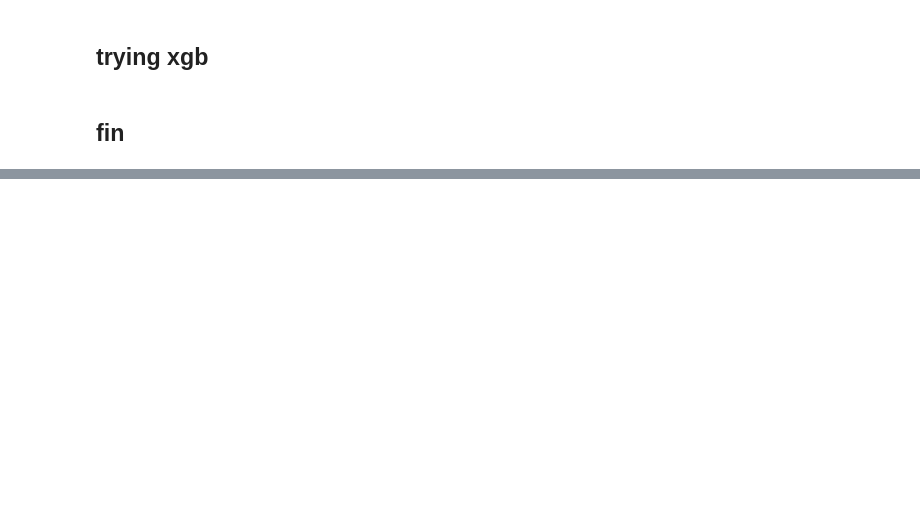
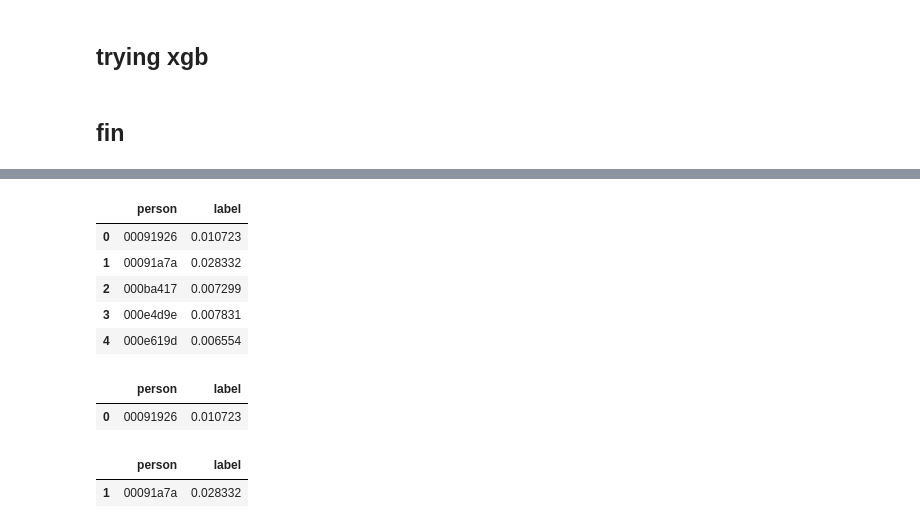
Before and after one commit to rozanecm/7506_ml, a Jupyter notebook: cambiosDeTati.ipynb, the cells around one changed output, grey strips where cells are left out. Cells and saved outputs as stored; diff of their text form; code cells hidden in the pictures; blank space fills up the shorter version.

```diff
--- a/cambiosDeTati.ipynb
+++ b/cambiosDeTati.ipynb
@@ -403,0 +430,5 @@ col_sup_pipe.fit_transform(train_df)
+# %%
+staticpage_sup_pipe = Pipeline([
+    ('selector', ColumnSelector(['staticpage_support'])),
+    ('na_filler', NaFiller(0.0))
+])
@@ -404,3 +437,8 @@ col_sup_pipe.fit_transform(train_df)
+# %%
+search_engine_sup_pipe = Pipeline([
+    ('selector', ColumnSelector(['search_engine_support'])),
+    ('na_filler', NaFiller(0.0))
+])
 # %% [markdown]
 ## skus
 # %%
@@ -1239,19 +1279,22 @@ from sklearn.pipeline import FeatureUnion
 feats = FeatureUnion([
     #('browser', browser_pipe),
     #('os', os_ver_pipe),
-    ('device_type', device_type_pipe),
-    ('country', country_pipe),
-    ('region', region_pipe),
+    #('device_type', device_type_pipe),
+    #('country', country_pipe),
+    #('region', region_pipe),
     #('city', city_pipe),
-    ('new_vs_ret', new_vs_returning_pipe),
+    #('new_vs_ret', new_vs_returning_pipe),
     #('channel', channel_pipe),
-    ('search_eng', search_engine_pipe),
+    ('channel', channel_sup_pipe),
+    #('search_eng', search_engine_pipe),
+    ('search_eng', search_engine_sup_pipe),
     #('campaign', campaign_source_pipe),
     #('staticpage', staticpage_pipe),
+    ('staticpage', staticpage_sup_pipe),
     #('searchterm', search_term_pipe),
-    #('skus', skus_pipe),
+    ('skus', skus_pipe),
     #('color', color_pipe),
-    ('condition', condition_pipe),
+    ('condition', condition_sup_pipe),
     #('model', model_pipe),
     ('sku', sku_pipe),
     #('url', url_pipe),
@@ -1275,7 +1318,7 @@ feats = FeatureUnion([
     #('urlvender_pipe', urlvender_pipe),
     ('storage_sup_pipe', storage_sup_pipe),
     ('col_sup_pipe', col_sup_pipe),
-    ('skus_pipe', skus_pipe),
+    #('skus_pipe', skus_pipe),
     #('screenreswidth_pipe', screenreswidth_pipe),
     #('screenresheight_pipe', screenresheight_pipe),
     ('year_pipe', year_pipe),
@@ -1366,4 +1411,23 @@ to_publish['person'] = to_predict.person
 # %%
 to_publish['label'] = preds_posta
 # %%
-to_publish.groupby('person', as_index=False).mean().to_csv('22_11.csv', index=False)
+to_publish = to_publish.groupby('person', as_index=False).mean()
+# %%
+to_publish.head()
+# %% [output]
+|  | person | label |
+| 0 | 00091926 | 0.010723 |
+| 1 | 00091a7a | 0.028332 |
+| 2 | 000ba417 | 0.007299 |
+| 3 | 000e4d9e | 0.007831 |
+| 4 | 000e619d | 0.006554 |
+# %%
+to_publish.loc[ to_publish.person=='00091926' ]
+# %% [output]
+|  | person | label |
+| 0 | 00091926 | 0.010723 |
+# %%
+to_publish.loc[ to_publish.person=='00091a7a' ]
+# %% [output]
+|  | person | label |
+| 1 | 00091a7a | 0.028332 |
```
Also changed, not shown: parts of 42 cells of this notebook, 2 other files.
